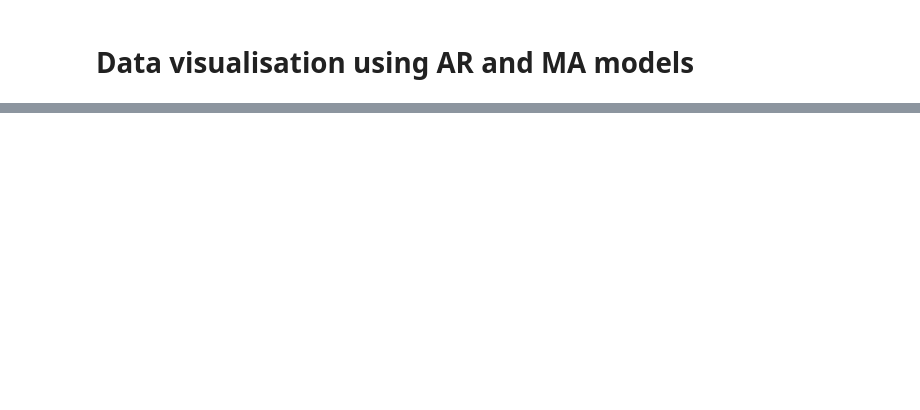
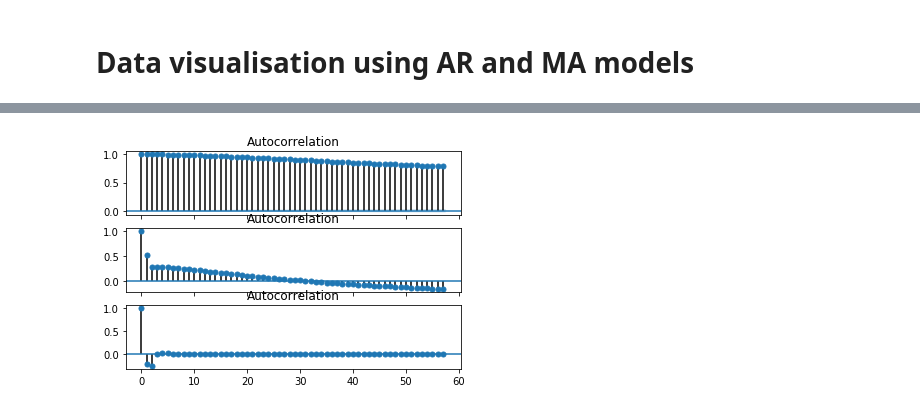
Before and after one commit to scherala/365DaysOfCoding, a Jupyter notebook: Time Series Forecasting -1.ipynb, the cells around one changed output, grey strips where cells are left out. Drawn from its saved outputs; the diff is of its cells as text; code cells hidden in the pictures; blank space fills up the shorter version.

```diff
--- a/Time Series Forecasting -1.ipynb
+++ b/Time Series Forecasting -1.ipynb
@@ -343,0 +295,8 @@ Residual Sum of squares: 7870993.398570484
+# %%
+fig, axes = plt.subplots(3, 1, sharex=True)
+plot_acf(df_s.Temperature, ax=axes[0])
+plot_acf(df_s.Temperature.diff().dropna(), ax=axes[1])
+plot_acf(df_s.Temperature.diff().diff().dropna(), ax=axes[2])
+plt.show()
+# %% [output]
+[figure, added]
```
Also changed, not shown: parts of 17 cells of this notebook.
